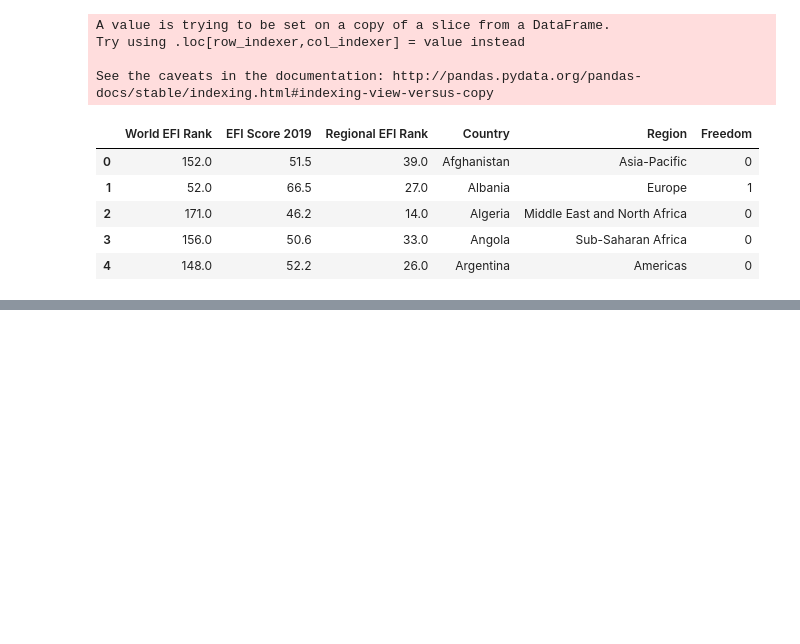
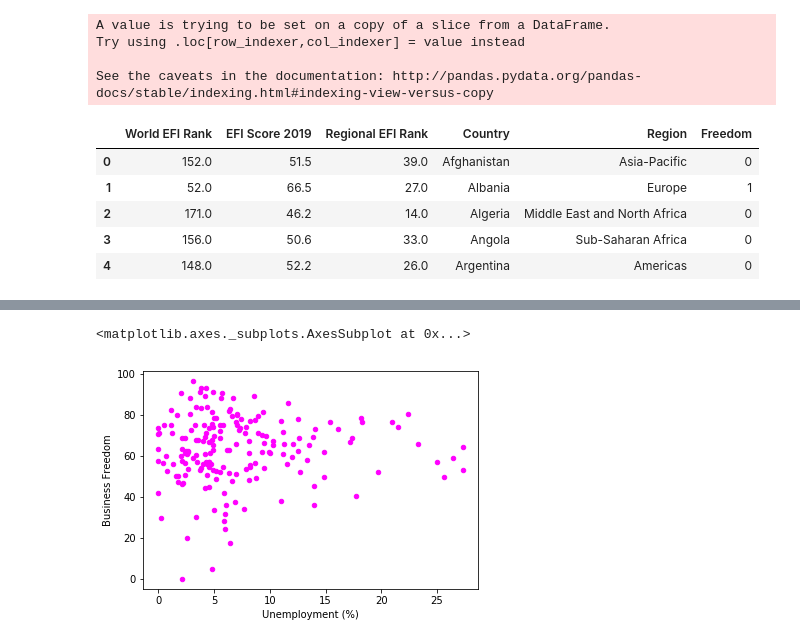
Before and after one commit to fchikwekwe/IntroToMachineLearning, a Jupyter notebook: EconomicFreedomProject.ipynb, the cells around one changed output, grey strips where cells are left out. Saved outputs shown, nothing was run; the diff lists cells and outputs as text; code cells hidden in the pictures; blank space fills up the shorter version.

```diff
--- a/EconomicFreedomProject.ipynb
+++ b/EconomicFreedomProject.ipynb
@@ -129,10 +149,5 @@ Index(['Property Rights', 'Judical Effectiveness', 'Government Integrity',
 # %%
-data.replace({
-    '40.0 (2015 est.)': '40.0',
-    '38,000 ppl.': 0.038,
-    '6.1 CHF (2014 )': '6.1',
-    '1,246.5 ': '1246.5'
-    data['Property Rights'] = data['Property Rights'].fillna(0).astype(float)
+data['Property Rights'] = data['Property Rights'].fillna(0).astype(float)
 data['Judical Effectiveness'] = data['Judical Effectiveness'].fillna(0).astype(float)
 data['Government Integrity'] = data['Government Integrity'].fillna(0).astype(float)
 data['Tax Burden'] = data['Tax Burden'].fillna(0).astype(float)
@@ -150,11 +165,12 @@ data['Income Tax Rate (%)'] = data['Income Tax Rate (%)'].fillna(0).astype(float
 data['Corporate Tax Rate (%)'] = data['Corporate Tax Rate (%)'].fillna(0).astype(float)
 data['Tax Burden % of GDP'] = data['Tax Burden % of GDP'].fillna(0).astype(float)
 data['Govt Expenditure % of GDP'] = data['Govt Expenditure % of GDP'].fillna(0).astype(float)
-data['Population (Millions)'] = data['Population (Millions)'].fillna(0) # cannot convert to float
-data['GDP (Billions, PPP)'] = data['GDP (Billions, PPP)'].str.strip('$').str.strip(' ').fillna(0).astype(float)
-data['GDP (Billions, PPP)'].unique()
+data['Population (Millions)'] = data['Population (Millions)'].fillna(0).astype(float)
+data['GDP Growth Rate (%)'] = data['GDP Growth Rate (%)'].fillna(0).astype(float)
+data['5 Year GDP Growth Rate (%)'] = data['5 Year GDP Growth Rate (%)'].fillna(0).astype(float)
+data['Unemployment (%)'] = data['Unemployment (%)'].fillna(0).astype(float)
+data['Inflation (%)'] = data['Inflation (%)'].fillna(0).astype(float)
+data['Public Debt (% of GDP)'] = data['Public Debt (% of GDP)'].fillna(0).astype(float)
 
-
-    }, inplace=True
-)
+data['Public Debt (% of GDP)'].unique()
 # %% [output]
@@ -222,0 +217,5 @@ data['GDP (Billions, PPP)'].unique()
+# %%
+data.plot.scatter(x="Unemployment (%)", y="Business Freedom", c="magenta")
+# %% [output]
+<matplotlib.axes._subplots.AxesSubplot at 0x...>
+[figure, added]
```
Also changed, not shown: parts of 22 cells of this notebook, 1 other file.
